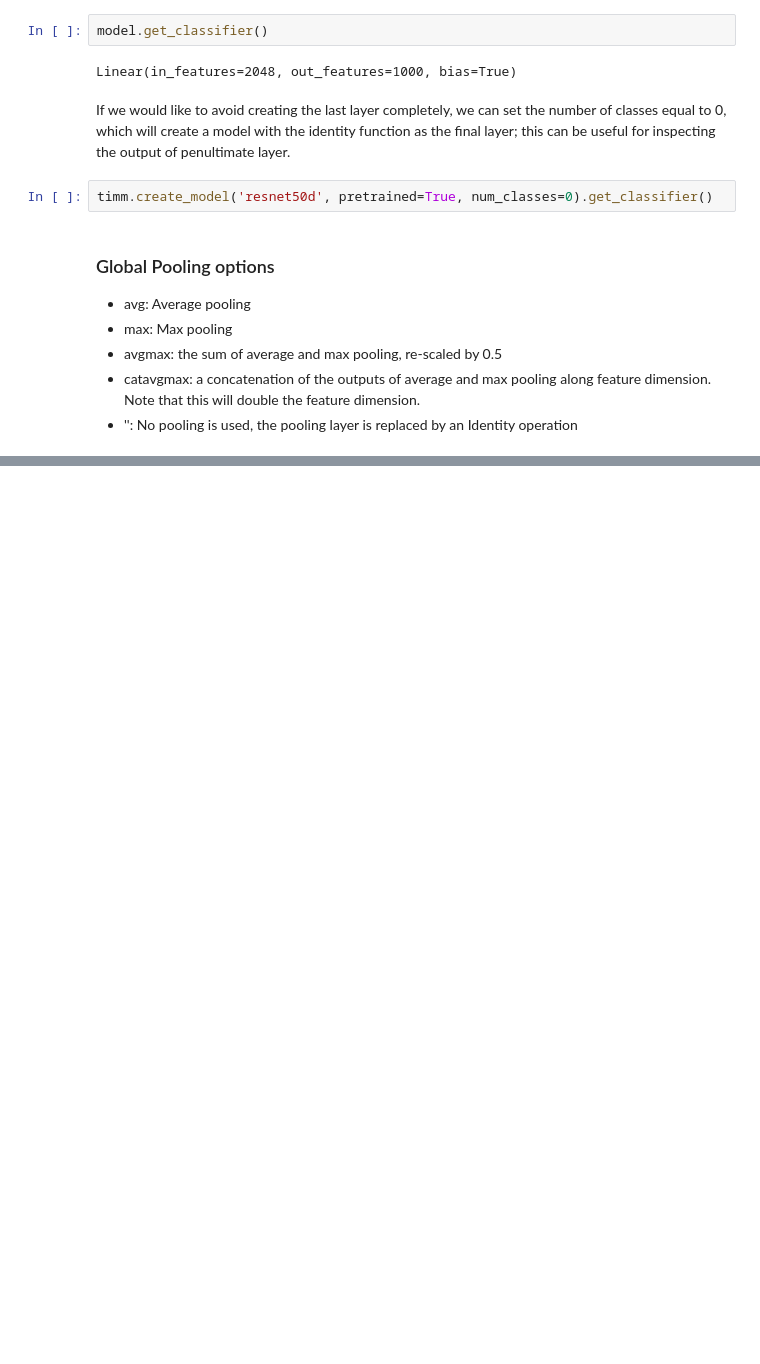
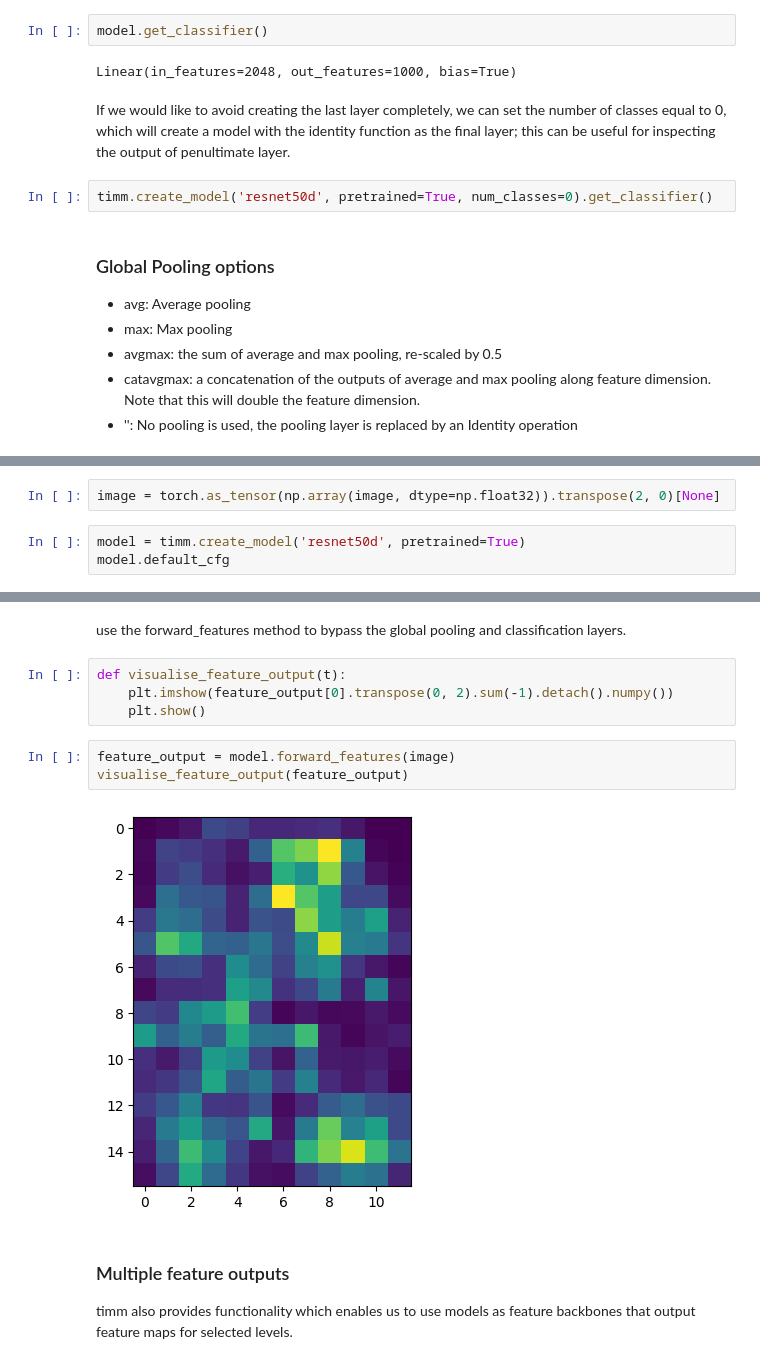
Before and after one commit to NguyenDuyCuong/Learning, a Jupyter notebook: machine-learning/playground/use-timm.ipynb, the cells around one changed output, grey strips where cells are left out. Cells and saved outputs as stored; diff of their text form; blank space fills up the shorter version.

```diff
--- a/machine-learning/playground/use-timm.ipynb
+++ b/machine-learning/playground/use-timm.ipynb
@@ -139,0 +204,5 @@ for pool in pool_types:
+# %%
+image = torch.as_tensor(np.array(image, dtype=np.float32)).transpose(2, 0)[None]
+# %%
+model = timm.create_model('resnet50d', pretrained=True)
+model.default_cfg
@@ -139,0 +229,15 @@ for pool in pool_types:
+# %% [markdown]
+use the forward_features method to bypass the global pooling and classification layers.
+# %%
+def visualise_feature_output(t):
+    plt.imshow(feature_output[0].transpose(0, 2).sum(-1).detach().numpy())
+    plt.show()
+# %%
+feature_output = model.forward_features(image)
+visualise_feature_output(feature_output)
+# %% [output]
+[figure, added]
+# %% [markdown]
+### Multiple feature outputs
+
+timm also provides functionality which enables us to use models as feature backbones that output feature maps for selected levels.
```
Also changed, not shown: parts of 22 cells of this notebook.
